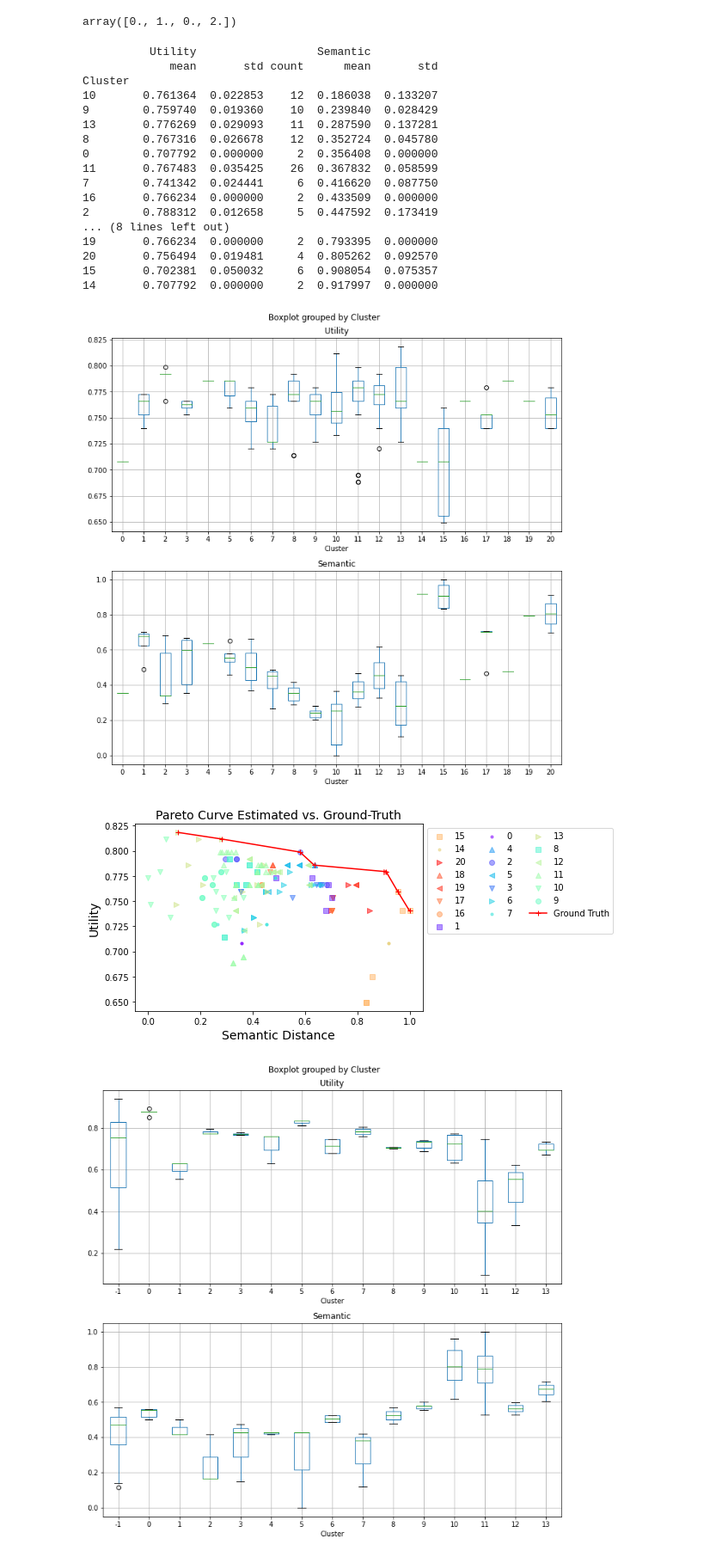
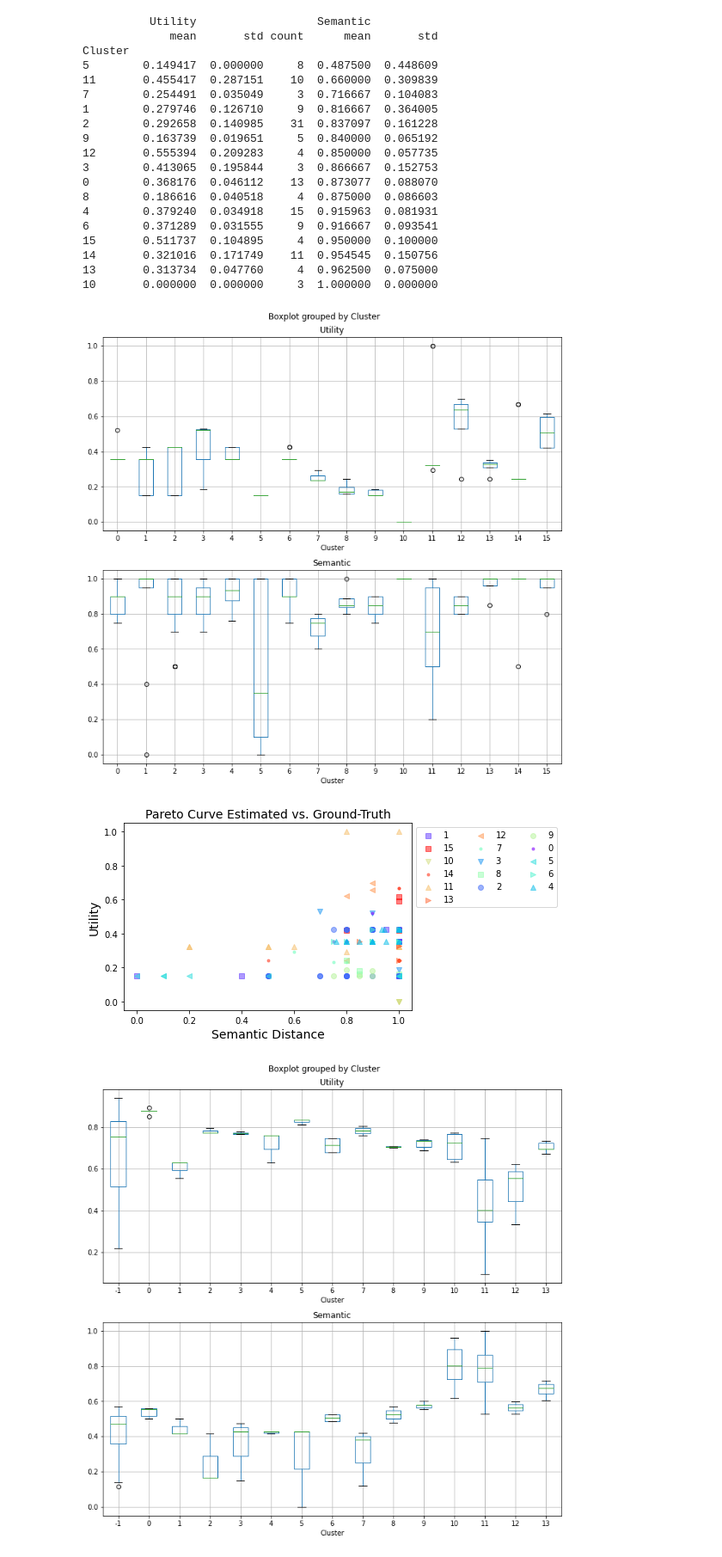
Before and after one commit to ey-l/explainable-discretization, a Jupyter notebook: notebooks/pca-explore.ipynb, the cells around one changed output. Shown at 86% size. Cells and saved outputs as stored; diff of their text form; code cells hidden in the pictures.

```diff
--- a/notebooks/pca-explore.ipynb
+++ b/notebooks/pca-explore.ipynb
@@ -39,7 +39,7 @@ RuntimeError('Unrecognized new version of ortools (9.10.4067). Expected < 9.10.0
 RuntimeError('Unrecognized new version of ortools (9.10.4067). Expected < 9.10.0. Please open a feature request on cvxpy to enable support for this version.')
 # %%
-dataset = 'pima'
-use_case = 'modeling'
+dataset = 'titanic'
+use_case = 'visualization'
 # read json file
 exp_config = json.load(open(os.path.join(ppath, 'code', 'configs', f'{dataset}.json')))
 attributes = exp_config['attributes'].keys()
@@ -48,10 +48,10 @@ for attr in attributes:
     f_quality = []
     f_runtime = []
     # load experiment data
-    if attr == "Glucose":
+    if attr == "SibSp":
         data = pd.read_csv(os.path.join(ppath, 'experiment_data', dataset, use_case, f'{attr}.csv'))
         ss = TestSearchSpace(data)
-    #break
+        break
 # %%
 def get_points(partitions, semantic_metric) -> List:
     if semantic_metric == 'l2_norm':
@@ -234,7 +234,7 @@ def cluster_sampling(search_space, p:float=0.2, semantic_metric='l2_norm') -> Li
     return explored_points, pareto_points, cluster_assignments
 # %%
 #for semantic_metric in semantic_metrics:
-semantic_metric = 'KLDiv'
+semantic_metric = 'gpt_distance'
 p={'p':0.2}
 datapoints, gt_pareto_points, points_df = get_pareto_front(ss.candidates, semantic_metric)
 explored_points, est_pareto_points, clusters = cluster_sampling(ss, p, semantic_metric)
@@ -282,7 +247,3 @@ len(X)
-# %%
-Z[0]
-# %% [output]
-array([0., 1., 0., 2.])
 # %%
 points_df['Cluster'] = clusters
 # for each cluster, calculate the count of each cluster, and mean and std of utility and semantic metric
@@ -295,20 +256,22 @@ print(cluster_stats)
           Utility                  Semantic
              mean       std count      mean       std
 Cluster
-10       0.761364  0.022853    12  0.186038  0.133207
-9        0.759740  0.019360    10  0.239840  0.028429
-13       0.776269  0.029093    11  0.287590  0.137281
-8        0.767316  0.026678    12  0.352724  0.045780
-0        0.707792  0.000000     2  0.356408  0.000000
-11       0.767483  0.035425    26  0.367832  0.058599
-7        0.741342  0.024441     6  0.416620  0.087750
-16       0.766234  0.000000     2  0.433509  0.000000
-2        0.788312  0.012658     5  0.447592  0.173419
-... (8 lines left out)
-19       0.766234  0.000000     2  0.793395  0.000000
-20       0.756494  0.019481     4  0.805262  0.092570
-15       0.702381  0.050032     6  0.908054  0.075357
-14       0.707792  0.000000     2  0.917997  0.000000
+5        0.149417  0.000000     8  0.487500  0.448609
+11       0.455417  0.287151    10  0.660000  0.309839
+7        0.254491  0.035049     3  0.716667  0.104083
+1        0.279746  0.126710     9  0.816667  0.364005
+2        0.292658  0.140985    31  0.837097  0.161228
+9        0.163739  0.019651     5  0.840000  0.065192
+12       0.555394  0.209283     4  0.850000  0.057735
+3        0.413065  0.195844     3  0.866667  0.152753
+0        0.368176  0.046112    13  0.873077  0.088070
+8        0.186616  0.040518     4  0.875000  0.086603
+4        0.379240  0.034918    15  0.915963  0.081931
+6        0.371289  0.031555     9  0.916667  0.093541
+15       0.511737  0.104895     4  0.950000  0.100000
+14       0.321016  0.171749    11  0.954545  0.150756
+13       0.313734  0.047760     4  0.962500  0.075000
+10       0.000000  0.000000     3  1.000000  0.000000
 # %%
 # plot box plots of utility and semantic metric for each cluster
 fig, axs = plt.subplots(2,1, figsize=(10,10))
@@ -318,7 +281,7 @@ plt.tight_layout()
 # change two subplots to on top of each other
 plt.show()
 # %% [output]
-[figure, old version]
+[figure, new version]
 # %%
 # plot scatter plot of utility and semantic metric for each cluster
 import matplotlib.cm as cm
@@ -331,35 +294,35 @@ def plot_pareto_points(pareto_points:List, est_pareto_points:List, explored_poin
     """
     # Sort the points for plotting
     pareto_points = sorted(pareto_points, key=lambda x: x[0])
     est_pareto_points = sorted(est_pareto_points, key=lambda x: x[0])
     # Plot the Pareto front
     pareto_points = np.array(pareto_points)
     est_pareto_points = np.array(est_pareto_points)
     #datapoints = np.array(datapoints)
     # Set size of the plot
     fig, ax = plt.subplots(figsize=(6, 4))
     #f, ax = plt.subplots()
     #ax.scatter(datapoints[0], datapoints[1], c='gray', label='Data Points', alpha=0.3)
     markers = ["." , "," , "o" , "v" , "^" , "<", ">"]
     colors = cm.rainbow(np.linspace(0, 1, len(points_df['Cluster'].unique())))
     for cluster in points_df['Cluster'].unique():
         cluster_points = points_df[points_df['Cluster'] == cluster]
         marker_index = int(cluster % len(markers))
         ax.scatter(cluster_points['Semantic'], cluster_points['Utility'], label=cluster, color=colors[cluster], alpha=0.5, marker=markers[marker_index])
 
     #ax.scatter(explored_points[0], explored_points[1], c='gray', label='Explored Points', marker='x',)
-    ax.plot(pareto_points[:, 0], pareto_points[:, 1], '+-', c='red', label='Ground Truth')
+    #ax.plot(pareto_points[:, 0], pareto_points[:, 1], '+-', c='red', label='Ground Truth')
     #ax.plot(est_pareto_points[:, 0], est_pareto_points[:, 1], 'x-', c='green', label='Estimated')
     ax.legend(bbox_to_anchor=(1, 1),ncol=3)
     ax.set_xlabel('Semantic Distance', fontsize=14)
     ax.set_ylabel('Utility', fontsize=14)
     ax.set_title('Pareto Curve Estimated vs. Ground-Truth', fontsize=14)
     return fig, ax
 
 fig, ax = plot_pareto_points(gt_pareto_points, est_pareto_points, explored_points, points_df)
 plt.show()
 # %% [output]
-[figure, old version]
+[figure, new version]
 # %%
 # plot box plots of utility and semantic metric for each cluster
 fig, axs = plt.subplots(2,1, figsize=(10,10))
```
Also changed, not shown: parts of 14 cells of this notebook, 2 other files.
